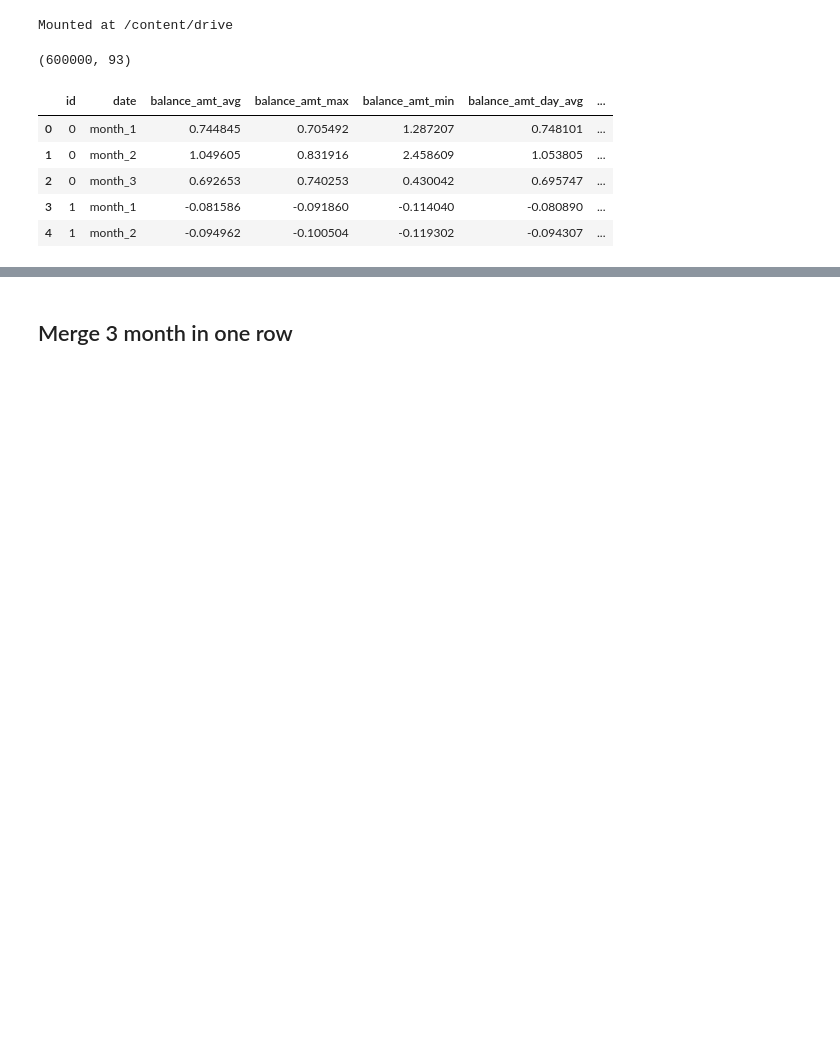
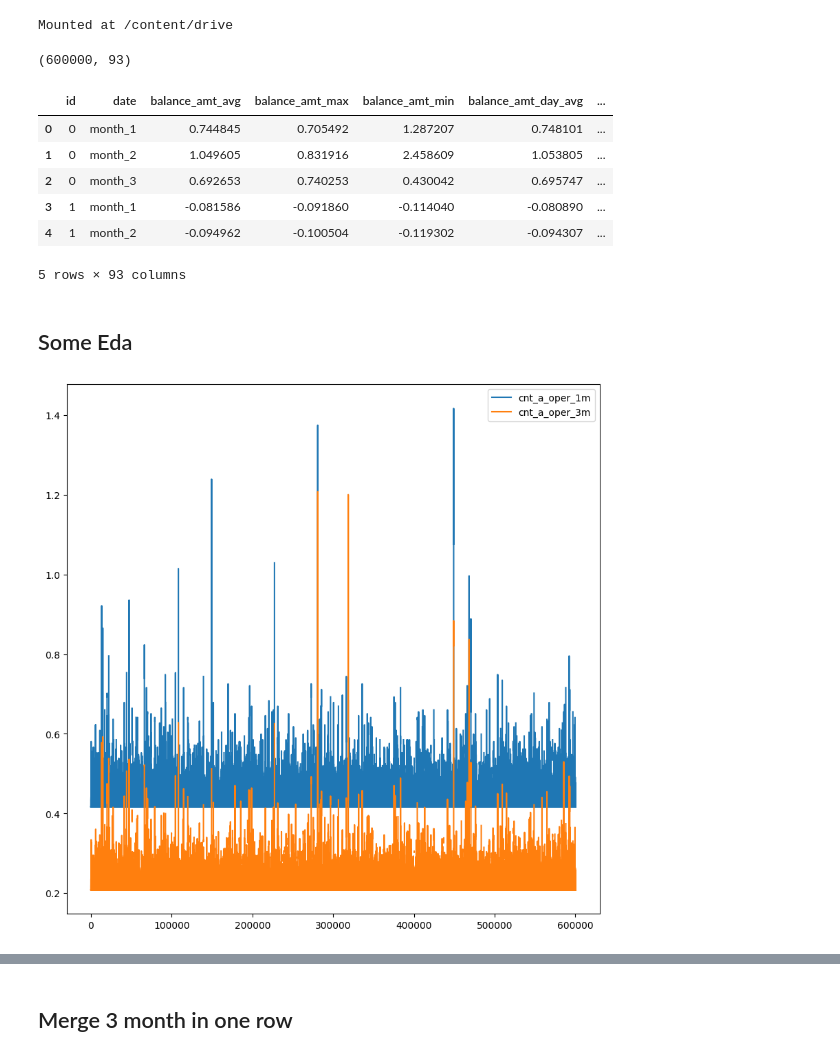
Before and after one commit to maybenotilya/alfa-bank-case, a Jupyter notebook: pipeline.ipynb, the cells around one changed output, grey strips where cells are left out. Drawn from its saved outputs; the diff is of its cells as text; code cells hidden in the pictures; blank space fills up the shorter version.

```diff
--- a/pipeline.ipynb
+++ b/pipeline.ipynb
@@ -34,7 +18,7 @@ drive.mount('/content/drive')
 # %% [output]
 Mounted at /content/drive
 # %%
-data_dir = "/content/drive/MyDrive/Альфа Банк/"
+data_dir = "/content/drive/MyDrive/"
 train_data_path = data_dir + "train_data.pqt"
 test_data_path = data_dir + "test_data.pqt"
 # %%
@@ -52,3 +36,11 @@ df.head()
 | 2 | 0 | month_3 | 0.692653 | 0.740253 | 0.430042 | 0.695747 | ... |
 | 3 | 1 | month_1 | -0.081586 | -0.091860 | -0.114040 | -0.080890 | ... |
 | 4 | 1 | month_2 | -0.094962 | -0.100504 | -0.119302 | -0.094307 | ... |
+5 rows × 93 columns
+# %% [markdown]
+## Some Eda
+# %%
+df[['cnt_a_oper_1m', 'cnt_a_oper_3m']].plot(figsize=(10, 10))
+plt.show()
+# %% [output]
+[figure, added]
```
Also changed, not shown: parts of 8 cells of this notebook, 1 other file.
